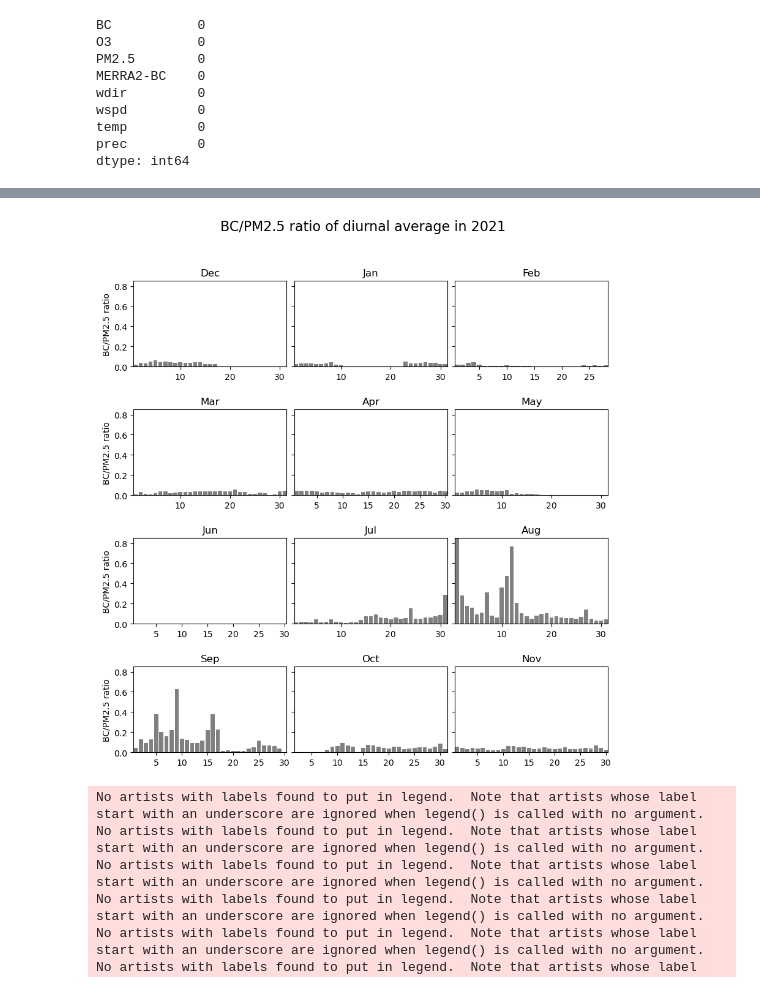
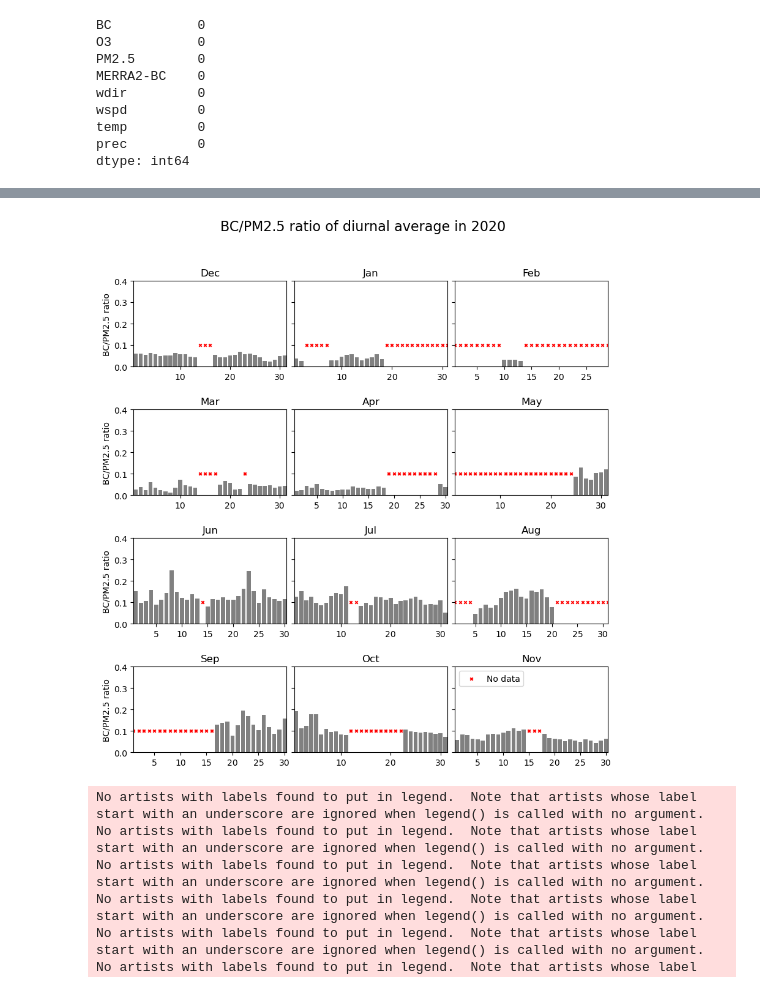
Before and after one commit to do-duytung/slcp-vietnam, a Jupyter notebook: basestats.ipynb, the cells around one changed output, grey strips where cells are left out. Cells and saved outputs as stored; diff of their text form; code cells hidden in the pictures.

```diff
--- a/basestats.ipynb
+++ b/basestats.ipynb
@@ -143,33 +156,73 @@ plt.show()
 # %%
+# Load data
+import pandas as pd
+import matplotlib.pyplot as plt
+
+df = pd.read_csv('data/slcp_2019-2021_raw.csv', index_col=0, parse_dates=True)
+# metdata = pd.read_csv('data/metdata_2019-2021.csv', index_col=0, parse_dates=True)
+
+# df = df.join(metdata)
+
+# Change column name of BC to BC1h
+df.rename(columns={'BC': 'BC1h'}, inplace=True)
+
+bc10m = pd.read_csv('data/BC10m2.csv', index_col=0, parse_dates=True)
+bc10m = bc10m[['BC']]
+bc10m = bc10m.resample('H').mean()
+df = pd.concat([df, bc10m], axis=1)
+
+
+# Filter data
+year = 2020
+df = df.loc[df.index.year == year]
+
+# Create a dictionary of seasons and months
+seasons = {'Winter': ['Dec', 'Jan', 'Feb'],
+           'Spring': ['Mar', 'Apr', 'May'],
+           'Summer': ['Jun', 'Jul', 'Aug'],
+           'Fall': ['Sep', 'Oct', 'Nov']}
+
 # Extract BC/PM2.5 data
 df['BC/PM2.5'] = df['BC']/df['PM2.5']
-df['BC/PM2.5'] = df['BC/PM2.5'].fillna(0)
+# df['BC/PM2.5'] = df['BC/PM2.5'].fillna(0)
 
 # Create subplots for each season
 fig, axs = plt.subplots(nrows=4, ncols=3, figsize=(10, 10))
 
 # Loop through each season and month
 for i, (season, months) in enumerate(seasons.items()):
     for j, month in enumerate(months):
         # Get the data for the month
         data = df.loc[df.index.month == pd.to_datetime(month, format='%b').month]
         bcpm = data['BC/PM2.5'].resample('D').mean()
+        bcpm[bcpm<0.01] = None
         # Plot the data
         p1 = axs[i][j].bar(bcpm.index.day, bcpm.values, color='grey')
+
+        # Mark the nan values
+        mask = bcpm.isna()
+        mask = mask[mask == True]
+
+        # Plot the nan values
+        axs[i][j].scatter(mask.index.day, mask*0.1, color='red', label='No data', marker='x', s=10)
+
+
         axs[i][j].set_title(month)
-        axs[i][j].set_ylim(0, 0.85)
+        axs[i][j].set_ylim(0, 0.4)
         # Set space between plots
         plt.subplots_adjust(hspace=0.5, wspace=0.05)
         # Clear margins
         axs[i][j].margins(x=0)
         # axs[i][j].set_xlabel('Day')
         axs[i][0].set_ylabel('BC/PM2.5 ratio')
         axs[i][1].set_yticklabels([])
         axs[i][2].set_yticklabels([])
+
 fig.suptitle(f'BC/PM2.5 ratio of diurnal average in {year}', fontsize=16)
+plt.legend()
 plt.show()
 # %% [output]
-[figure, old version]
+[figure, new version]
 # %%
 # Load data
 import pandas as pd
```
Also changed, not shown: parts of 16 cells of this notebook, 4 other files.
